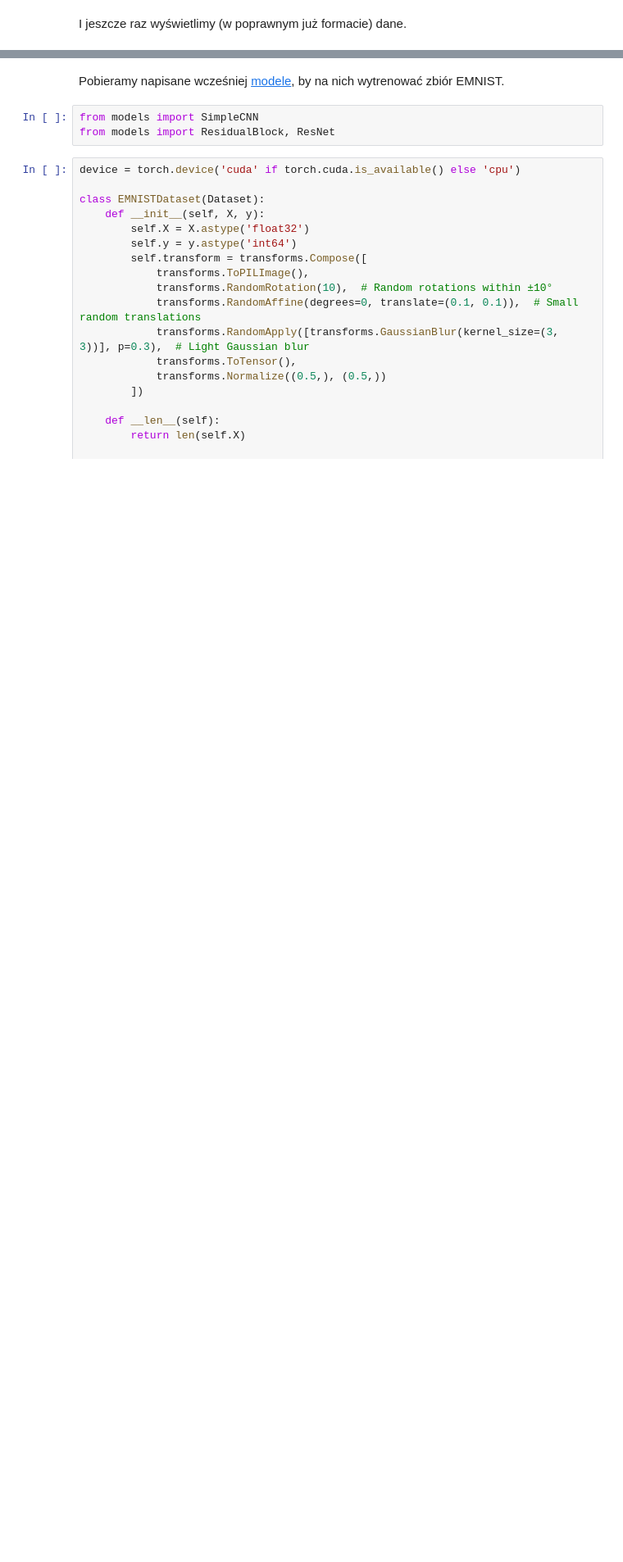
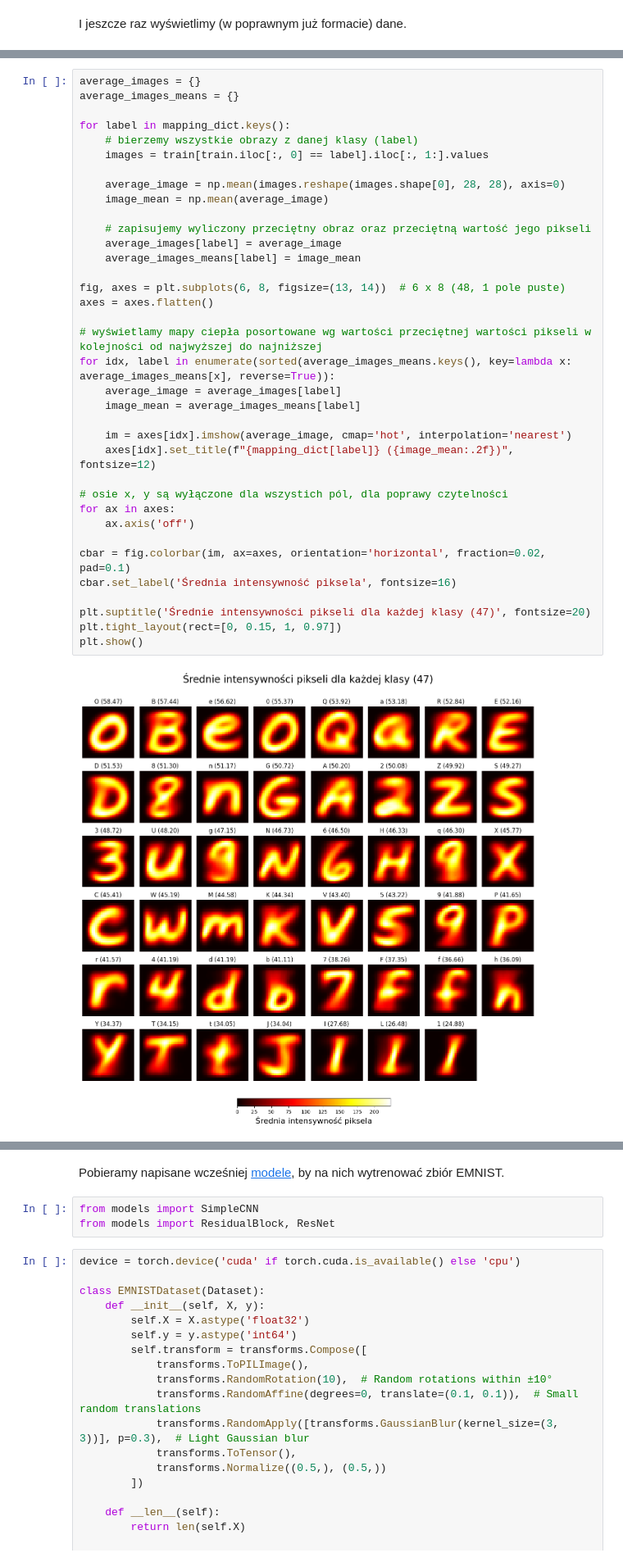
Before and after one commit to dziobex/emnist, a Jupyter notebook: note.ipynb, the cells around one changed output, grey strips where cells are left out. Shown at 82% size. Saved outputs shown, nothing was run; the diff lists cells and outputs as text; blank space fills up the shorter version.

```diff
--- a/note.ipynb
+++ b/note.ipynb
@@ -172,0 +195,38 @@ plt.show()
+# %%
+average_images = {}
+average_images_means = {}
+
+for label in mapping_dict.keys():
+    # bierzemy wszystkie obrazy z danej klasy (label)
+    images = train[train.iloc[:, 0] == label].iloc[:, 1:].values
+
+    average_image = np.mean(images.reshape(images.shape[0], 28, 28), axis=0)
+    image_mean = np.mean(average_image)
+
+    # zapisujemy wyliczony przeciętny obraz oraz przeciętną wartość jego pikseli
+    average_images[label] = average_image
+    average_images_means[label] = image_mean
+
+fig, axes = plt.subplots(6, 8, figsize=(13, 14))  # 6 x 8 (48, 1 pole puste)
+axes = axes.flatten()
+
+# wyświetlamy mapy ciepła posortowane wg wartości przeciętnej wartości pikseli w kolejności od najwyższej do najniższej
+for idx, label in enumerate(sorted(average_images_means.keys(), key=lambda x: average_images_means[x], reverse=True)):
+    average_image = average_images[label]
+    image_mean = average_images_means[label]
+
+    im = axes[idx].imshow(average_image, cmap='hot', interpolation='nearest')
+    axes[idx].set_title(f"{mapping_dict[label]} ({image_mean:.2f})", fontsize=12)
+
+# osie x, y są wyłączone dla wszystich pól, dla poprawy czytelności
+for ax in axes:
+    ax.axis('off')
+
+cbar = fig.colorbar(im, ax=axes, orientation='horizontal', fraction=0.02, pad=0.1)
+cbar.set_label('Średnia intensywność piksela', fontsize=16)
+
+plt.suptitle('Średnie intensywności pikseli dla każdej klasy (47)', fontsize=20)
+plt.tight_layout(rect=[0, 0.15, 1, 0.97])
+plt.show()
+# %% [output]
+[figure, added]
```
Also changed, not shown: parts of 36 cells of this notebook, 1 other file.
